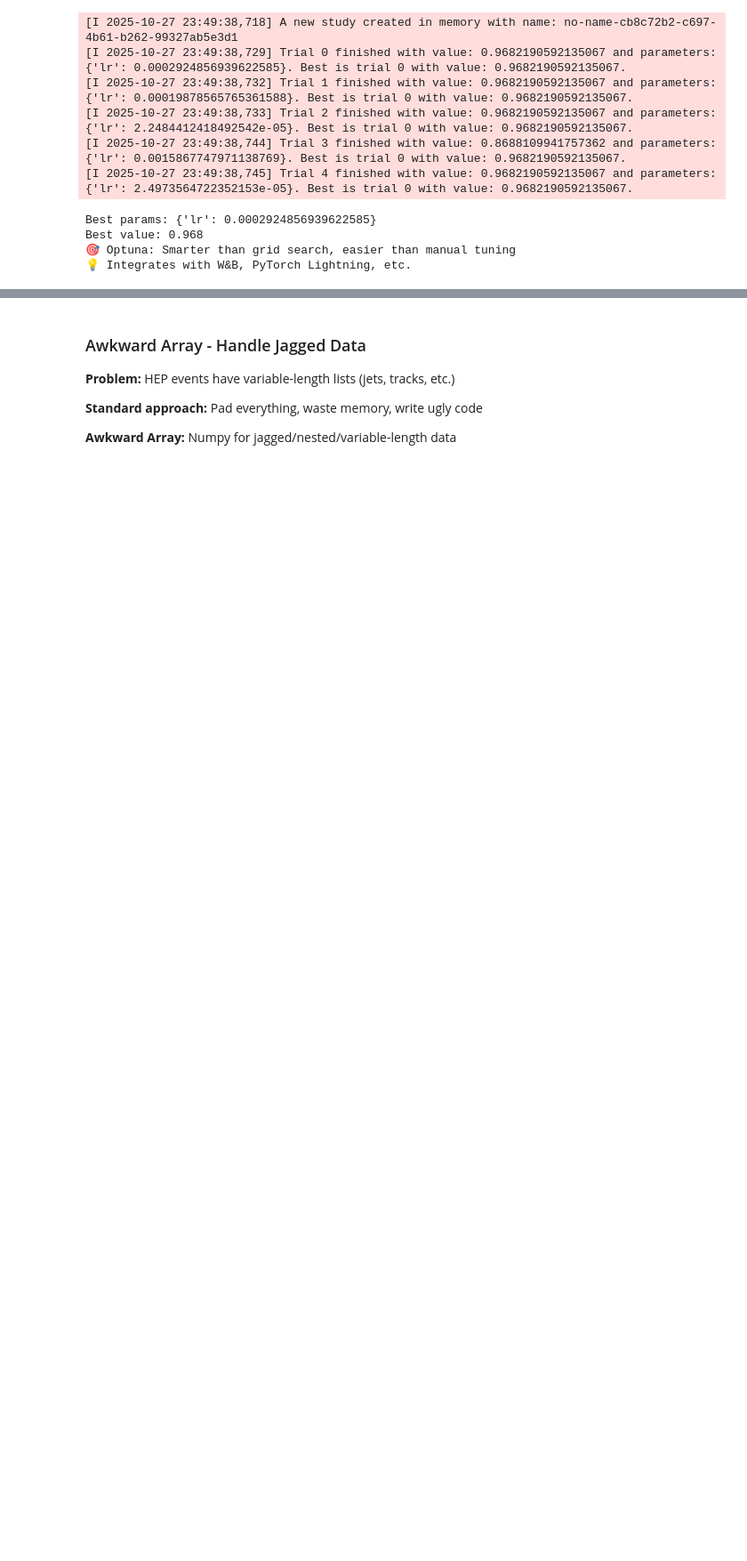
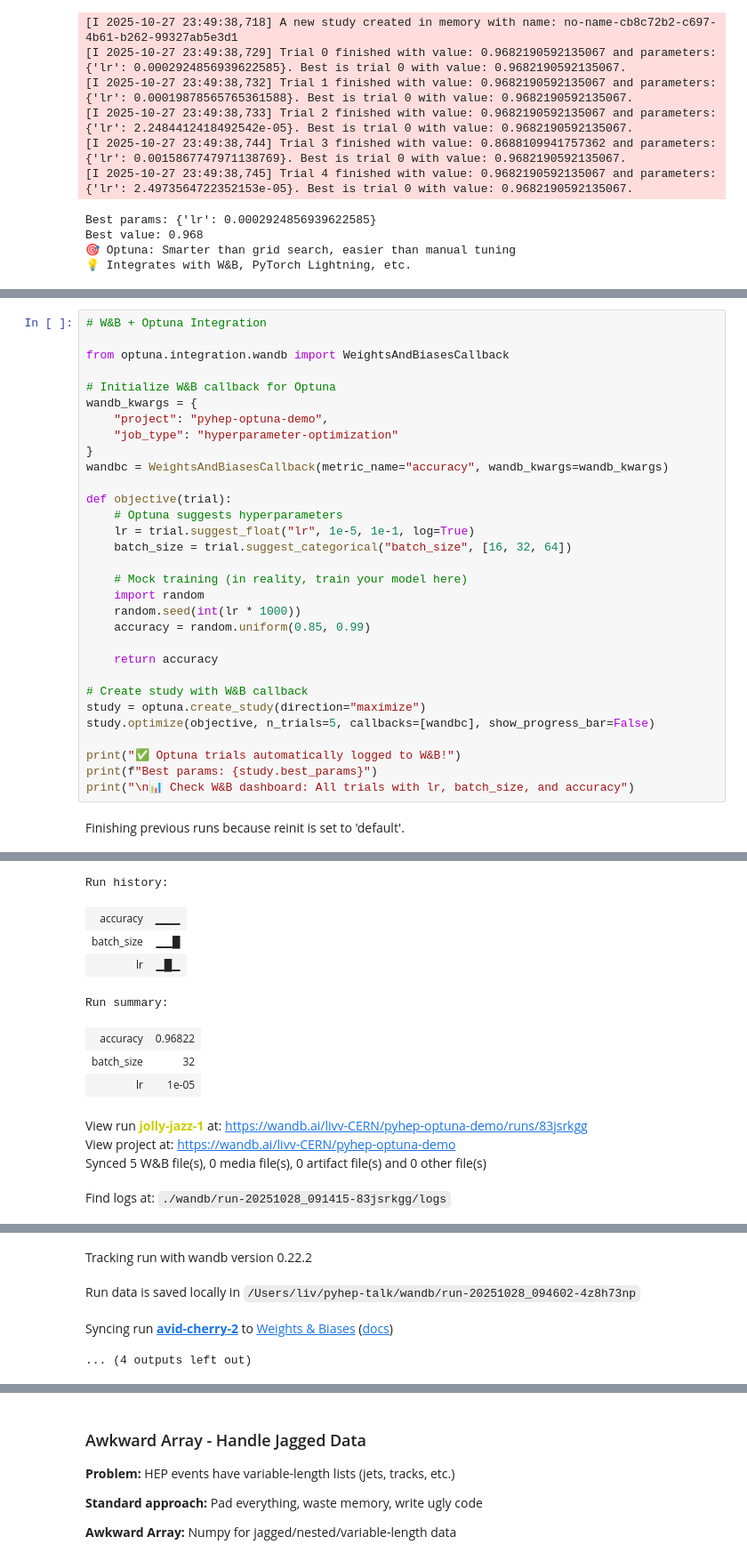
Before and after one commit to livaage/pyhep-dev-ml-talk, a Jupyter notebook: pyhep-talk.ipynb, the cells around one changed output, grey strips where cells are left out. Shown: that part at 89% size. Cells and saved outputs as stored; diff of their text form; blank space fills up the shorter version.

```diff
--- a/pyhep-talk.ipynb
+++ b/pyhep-talk.ipynb
@@ -553,0 +562,33 @@ Best value: 0.968
+# %%
+# W&B + Optuna Integration
+
+from optuna.integration.wandb import WeightsAndBiasesCallback
+
+# Initialize W&B callback for Optuna
+wandb_kwargs = {
+    "project": "pyhep-optuna-demo",
+    "job_type": "hyperparameter-optimization"
+}
+wandbc = WeightsAndBiasesCallback(metric_name="accuracy", wandb_kwargs=wandb_kwargs)
+
+def objective(trial):
+    # Optuna suggests hyperparameters
+    lr = trial.suggest_float("lr", 1e-5, 1e-1, log=True)
+    batch_size = trial.suggest_categorical("batch_size", [16, 32, 64])
+
+    # Mock training (in reality, train your model here)
+    import random
+    random.seed(int(lr * 1000))
+    accuracy = random.uniform(0.85, 0.99)
+
+    return accuracy
+
+# Create study with W&B callback
+study = optuna.create_study(direction="maximize")
+study.optimize(objective, n_trials=5, callbacks=[wandbc], show_progress_bar=False)
+
+print("✅ Optuna trials automatically logged to W&B!")
+print(f"Best params: {study.best_params}")
+print("\n📊 Check W&B dashboard: All trials with lr, batch_size, and accuracy")
+# %% [output]
+Finishing previous runs because reinit is set to 'default'.
@@ -553,0 +596,12 @@ Best value: 0.968
+Run history:
+| accuracy | ▁▁▁ |
+| batch_size | ▁▁█ |
+| lr | ▁█▁ |
+Run summary:
+| accuracy | 0.96822 |
+| batch_size | 32 |
+| lr | 1e-05 |
+View run jolly-jazz-1 at: https://wandb.ai/livv-CERN/pyhep-optuna-demo/runs/83jsrkgg
+View project at: https://wandb.ai/livv-CERN/pyhep-optuna-demo
+Synced 5 W&B file(s), 0 media file(s), 0 artifact file(s) and 0 other file(s)
+Find logs at: ./wandb/run-20251028_091415-83jsrkgg/logs
@@ -554 +609,5 @@ Best value: 0.968
+Tracking run with wandb version 0.22.2
+Run data is saved locally in /Users/liv/pyhep-talk/wandb/run-20251028_094602-4z8h73np
+Syncing run avid-cherry-2 to Weights & Biases (docs)
+... (4 outputs left out)
 # %% [markdown]
```
Also changed, not shown: parts of 48 cells of this notebook, 4 other files.
